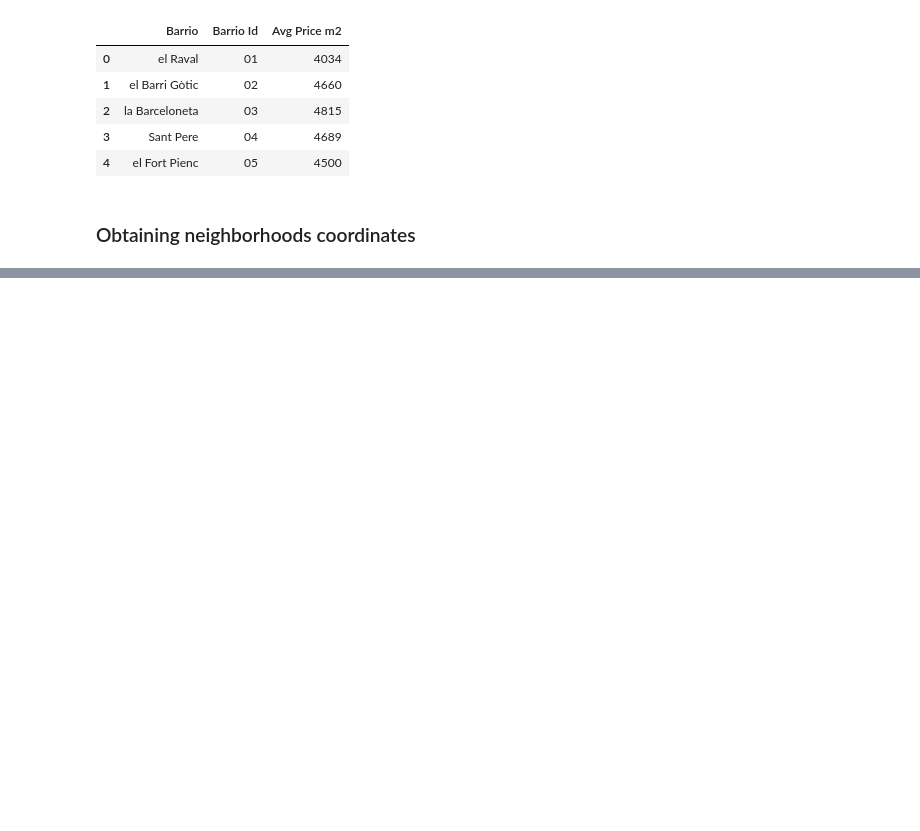
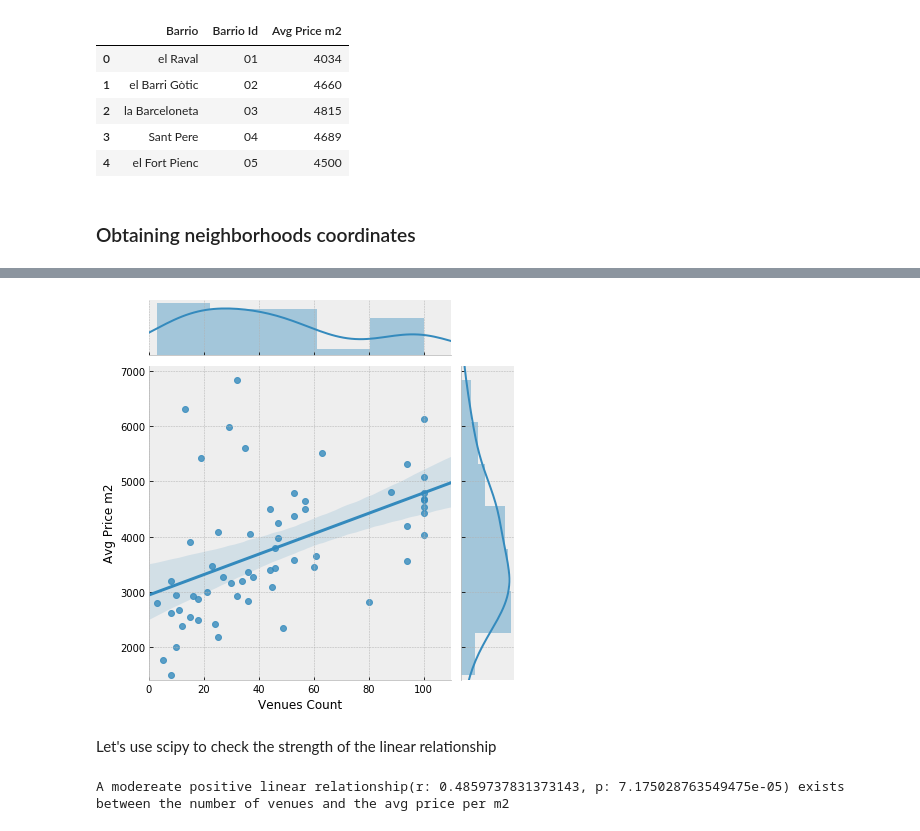
Before and after one commit to WarioDoor/Coursera_Capstone, a Jupyter notebook: Barcellona Barrios Foursquare.ipynb, the cells around one changed output, grey strips where cells are left out. Cells and saved outputs as stored; diff of their text form; code cells hidden in the pictures; blank space fills up the shorter version.

```diff
--- a/Barcellona Barrios Foursquare.ipynb
+++ b/Barcellona Barrios Foursquare.ipynb
@@ -144,0 +309,8 @@ df_price_coord[:3]
+# %%
+venues_neighborhood= venues_neighborhood.join(df_house_price.set_index('Barrio'))
+# %%
+a= sns.jointplot(x='Venues Count', y='Avg Price m2', kind='reg', xlim=(0,110), ylim=(1400, 7100), data= venues_neighborhood)
+# %% [output]
+[figure, added]
+# %% [markdown]
+Let's use scipy to check the strength of the linear relationship
@@ -144,0 +320,4 @@ df_price_coord[:3]
+# %%
+print(f'A modereate positive linear relationship(r: {r_value}, p: {p_value}) exists between the number of venues and the avg price per m2')
+# %% [output]
+A modereate positive linear relationship(r: 0.4859737831373143, p: 7.175028763549475e-05) exists between the number of venues and the avg price per m2
```
Also changed, not shown: parts of 64 cells of this notebook.
